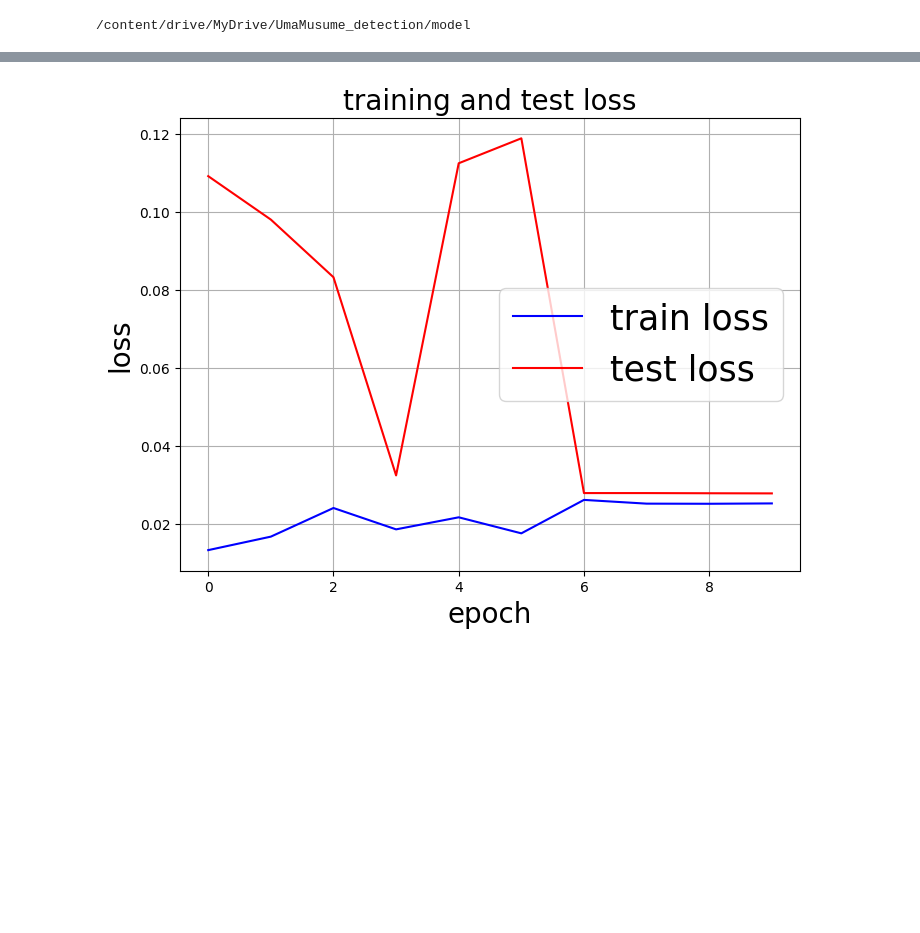
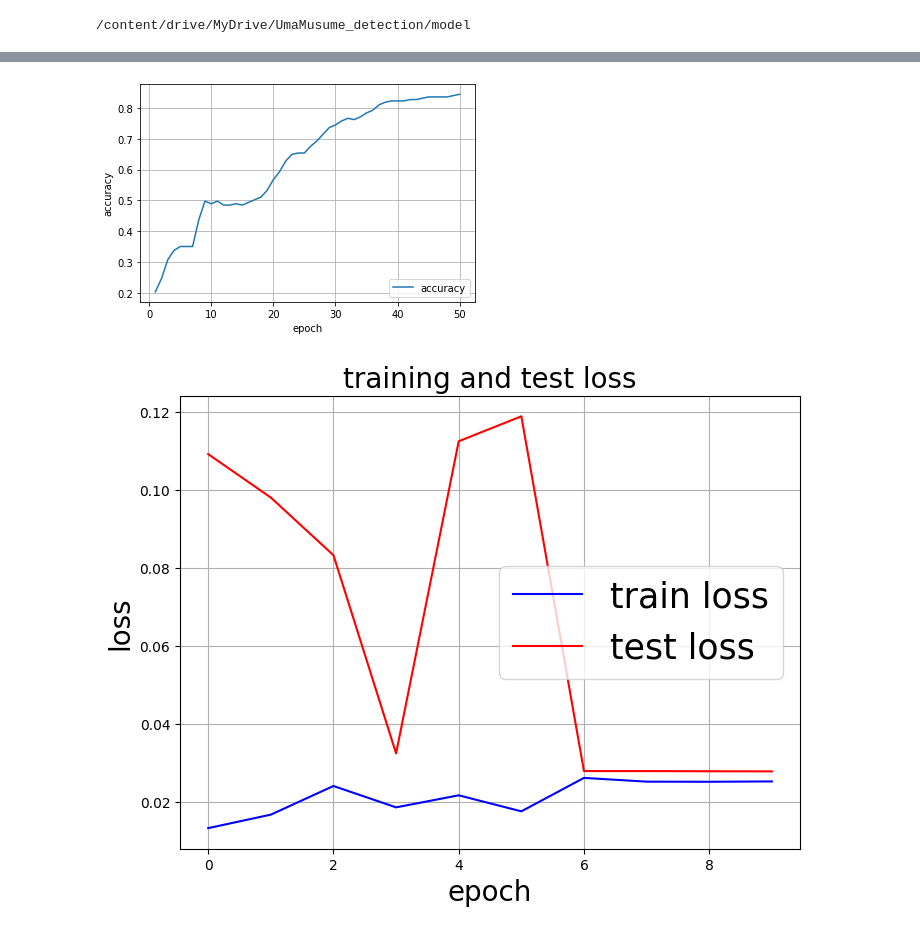
Before and after one commit to tatsu0428/UmaMusume_detection, a Jupyter notebook: src/model.ipynb, the cells around one changed output, grey strips where cells are left out. Saved outputs shown, nothing was run; the diff lists cells and outputs as text; code cells hidden in the pictures; blank space fills up the shorter version.

```diff
--- a/src/model.ipynb
+++ b/src/model.ipynb
@@ -164,3 +189,12 @@ KeyboardInterrupt: ignored
+# %%
+plt.plot(epoch_data, accuracy_list, label='accuracy')
+plt.xlabel('epoch')
+plt.ylabel('accuracy')
+plt.grid()
+plt.legend(loc='lower right')
+plt.savefig("accuracy.png")
+# %% [output]
+[figure, added]
 # %%
 import matplotlib.pyplot as plt
 
```
Also changed, not shown: parts of 3 cells of this notebook.
